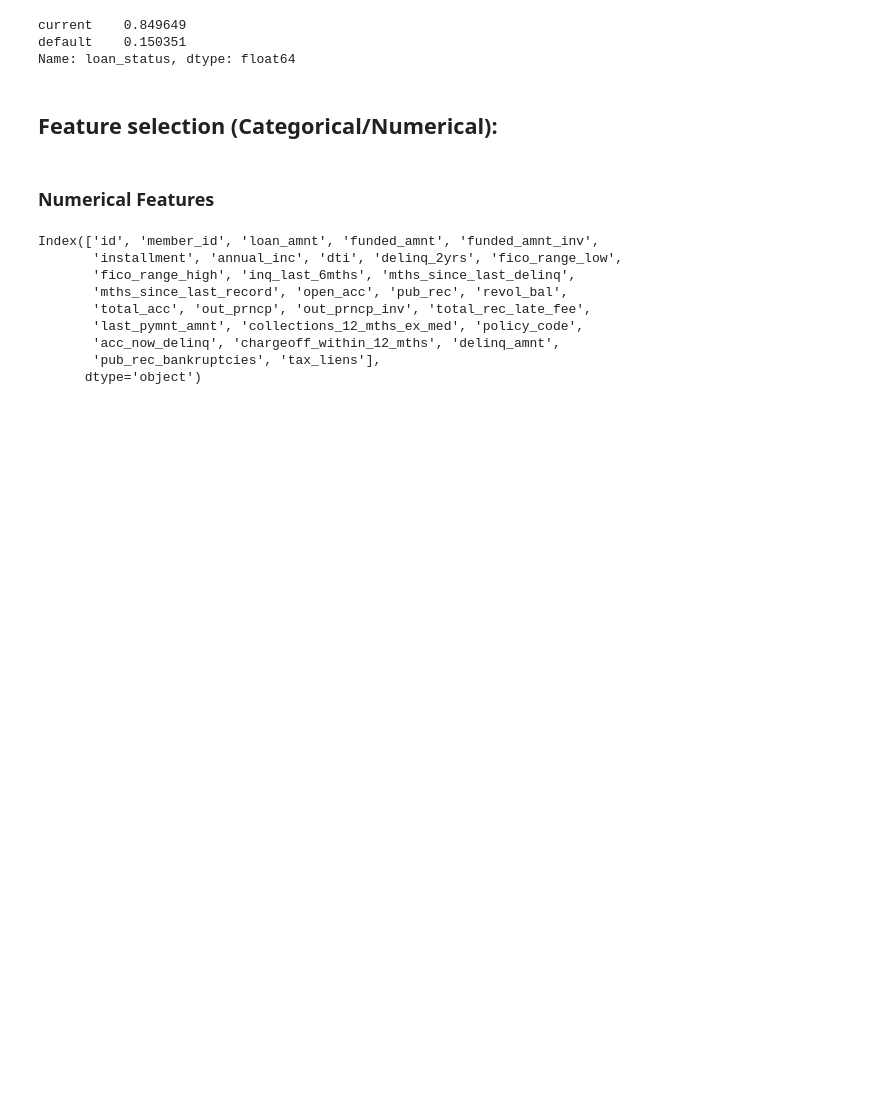
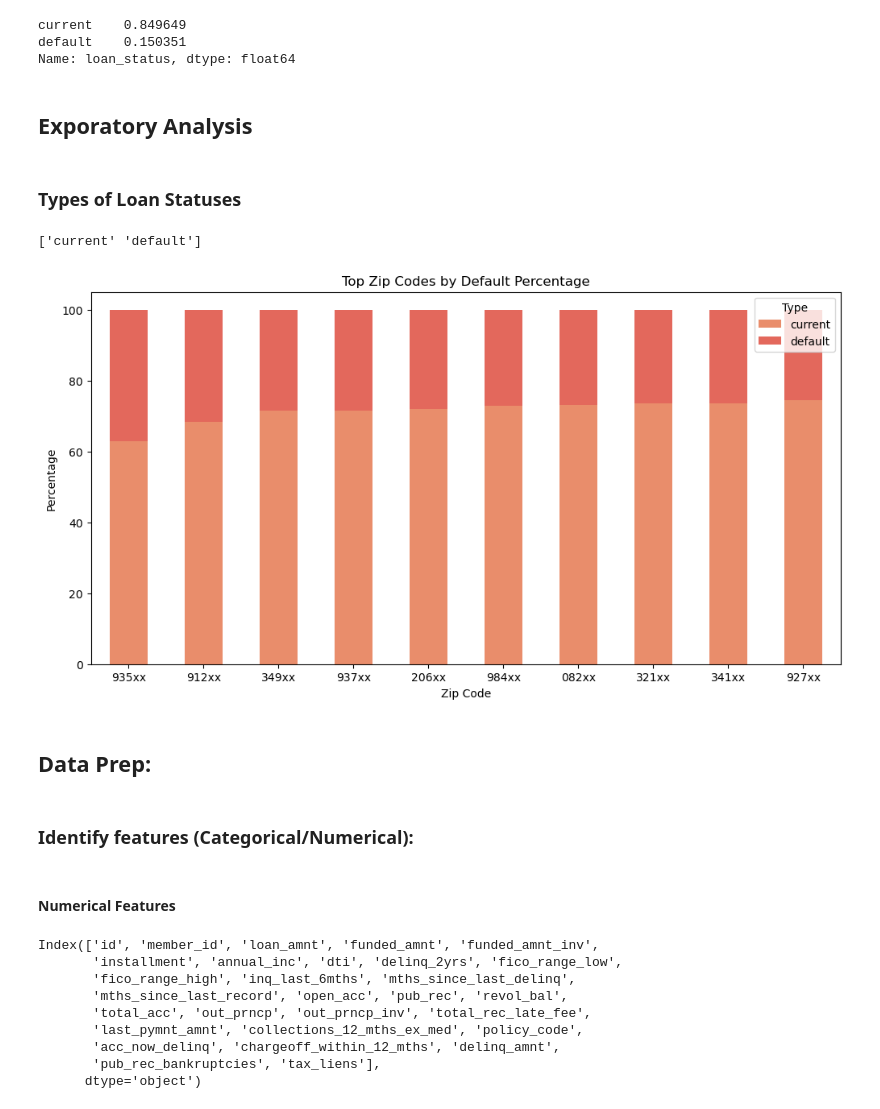
Before and after one commit to MikeVej/ML_LoanDefaults, a Jupyter notebook: LoandDefaults_MichaelVejsiri.ipynb, the cells around one changed output. Drawn from its saved outputs; the diff is of its cells as text; code cells hidden in the pictures; blank space fills up the shorter version.

```diff
--- a/LoandDefaults_MichaelVejsiri.ipynb
+++ b/LoandDefaults_MichaelVejsiri.ipynb
@@ -38,7 +78,7 @@ from sklearn.preprocessing import OneHotEncoder, StandardScaler
 # %% [markdown]
 ## Load Data:
 # %%
-loan = pd.read_csv('https://raw.githubusercontent.com/MikeVej/ML_LoanDefaults/main/loan_train.csv')
+loan = pd.read_csv('https://raw.githubusercontent.com/MikeVej/ML_LoanDefaults/main/Loan%20Data/loan_train.csv')
 loan.head()
 # %% [output]
 |  | id | member_id | loan_amnt | funded_amnt | funded_amnt_inv | term | int_rate | installment | grade | ... |
@@ -73,10 +113,44 @@ loan.loan_status.value_counts(normalize=True)
 current    0.849649
 default    0.150351
 Name: loan_status, dtype: float64
+# %% [markdown]
+## Exporatory Analysis
+# %% [markdown]
+### Types of Loan Statuses
+# %%
+loan_status_types = loan['loan_status'].unique()
+print(loan_status_types)
+# %% [output]
+['current' 'default']
+# %%
+# Zip codes where fraud incidents are > 30
+zip_df = loan.pivot_table(index='zip_code', columns='loan_status', aggfunc='size', fill_value=0)
+
+df_postal_count = loan.groupby(['zip_code'])['loan_status'].count().to_frame()
+
+postal_list = list(df_postal_count[df_postal_count['loan_status']>=30].index)
+# %%
+zip_df.reset_index()
+# Calculate percentages
+pivot_percentage = zip_df[['current', 'default']].div(zip_df[['current', 'default']].sum(axis=1), axis=0) * 100
+pivot_percentage = pivot_percentage.sort_values('default',ascending=False)
+df_viz = pivot_percentage[pivot_percentage.index.isin(postal_list)]
+sns.set_palette("flare")
+df_viz.head(10).plot(kind='bar', stacked=True, grid=False, figsize=(12, 6))
+plt.title('Top Zip Codes by Default Percentage')
+plt.xlabel('Zip Code')
+plt.ylabel('Percentage')
+plt.legend(title='Type')
+plt.xticks(rotation=0)
+plt.show()
+# %% [output]
+[figure, added]
+# %% [markdown]
+## Data Prep:
 # %% [markdown]
-## Feature selection (Categorical/Numerical):
+### Identify features (Categorical/Numerical):
 # %% [markdown]
-### Numerical Features
+#### Numerical Features
 # %%
 target = 'loan_status'
 numeric_features = loan.select_dtypes(include=['int64', 'float64']).columns
```
Also changed, not shown: parts of 8 cells of this notebook.
